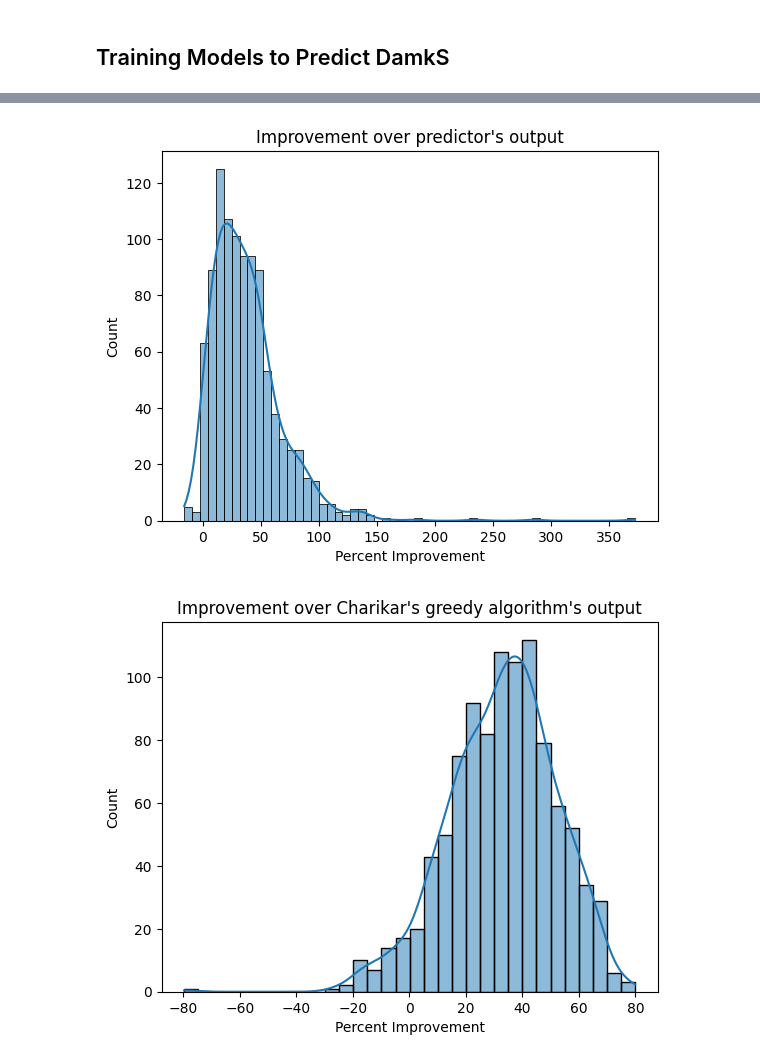
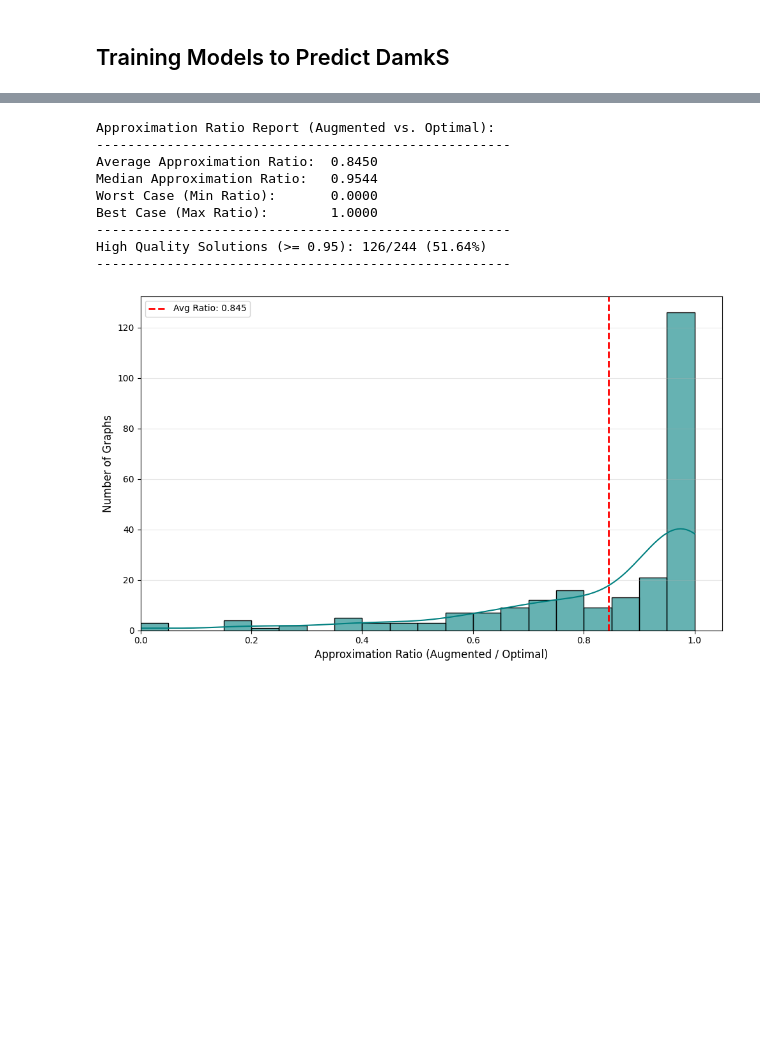
Before and after one commit to hoavu-cs/LearningAugmentedDensestSubgraph, a Jupyter notebook: augmented-damks.ipynb, the cells around one changed output, grey strips where cells are left out. Cells and saved outputs as stored; diff of their text form; code cells hidden in the pictures; blank space fills up the shorter version.

```diff
--- a/augmented-damks.ipynb
+++ b/augmented-damks.ipynb
@@ -182,7 +182,7 @@ def augment_damks(edges, S, k, epsilon = 0.1):
 # %% [markdown]
 ## Training Models to Predict DamkS
 # %%
-training_size = int(nx_graphs[first_key].number_of_nodes() * 0.8)
+training_size = int(nx_graphs[first_key].number_of_nodes() * 0.7)
 
 count = 1
 training = dict()
@@ -444,15 +357,59 @@ Worst degradation vs Charikar: -79.63%
-# %%
-import seaborn as sns
-
-sns.histplot(improvement_over_non_aug, kde=True)
-plt.title("Improvement over predictor's output")
-plt.xlabel("Percent Improvement")
-plt.show()
-
-sns.histplot(improvement_over_peeling, kde=True)
-plt.title("Improvement over Charikar's greedy algorithm's output")
-plt.xlabel("Percent Improvement")
-plt.show()
-# %% [output]
-[figure, removed]
-[figure, removed]
+# %%
+
+
+# Compute Approximation Ratio (Augmented / Optimal)
+# A ratio of 1.0 means the augmented algorithm found the exact optimal solution
+approx_ratios = [
+    a / o if o > 0 else 0
+    for a, o in zip(augmented, optimal)
+]
+
+# Statistics
+avg_ratio = np.mean(approx_ratios)
+median_ratio = np.median(approx_ratios)
+min_ratio = min(approx_ratios)
+max_ratio = max(approx_ratios)
+
+# Count how many achieve > 95% of optimal
+high_quality_count = sum(r >= 0.95 for r in approx_ratios)
+high_quality_pct = 100 * high_quality_count / len(approx_ratios)
+
+print("Approximation Ratio Report (Augmented vs. Optimal):")
+print("-----------------------------------------------------")
+print(f"Average Approximation Ratio:  {avg_ratio:.4f}")
+print(f"Median Approximation Ratio:   {median_ratio:.4f}")
+print(f"Worst Case (Min Ratio):       {min_ratio:.4f}")
+print(f"Best Case (Max Ratio):        {max_ratio:.4f}")
+print("-----------------------------------------------------")
+print(f"High Quality Solutions (>= 0.95): {high_quality_count}/{len(approx_ratios)} ({high_quality_pct:.2f}%)")
+print("-----------------------------------------------------")
+
+plt.figure(figsize=(10, 6))
+
+# Plot the distribution
+sns.histplot(approx_ratios, kde=True, color='teal', bins=20, alpha=0.6)
+
+# Add a vertical line for the average
+plt.axvline(avg_ratio, color='red', linestyle='--', linewidth=2,
+            label=f'Avg Ratio: {avg_ratio:.3f}')
+
+# Add labels and styling
+plt.xlabel("Approximation Ratio (Augmented / Optimal)", fontsize=12)
+plt.ylabel("Number of Graphs", fontsize=12)
+plt.xlim(min(0.5, min_ratio), 1.05) # Ensure we see the spread, up to 1.0
+plt.grid(axis='y', alpha=0.3)
+plt.legend()
+
+plt.tight_layout()
+plt.show()
+# %% [output]
+Approximation Ratio Report (Augmented vs. Optimal):
+-----------------------------------------------------
+Average Approximation Ratio:  0.8450
+Median Approximation Ratio:   0.9544
+Worst Case (Min Ratio):       0.0000
+Best Case (Max Ratio):        1.0000
+-----------------------------------------------------
+High Quality Solutions (>= 0.95): 126/244 (51.64%)
+-----------------------------------------------------
+[figure, added]
```
Also changed, not shown: parts of 5 cells of this notebook.
